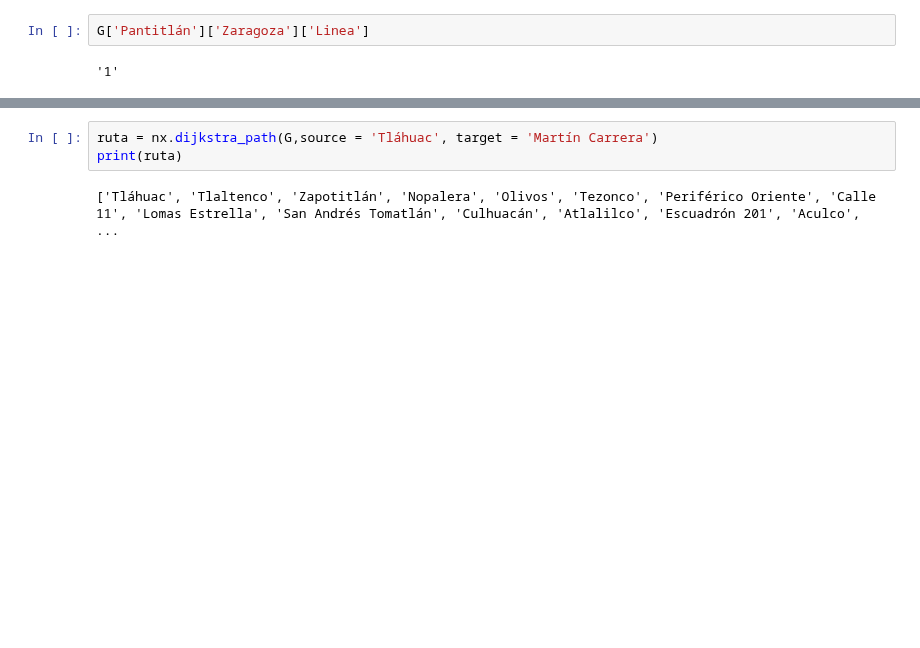
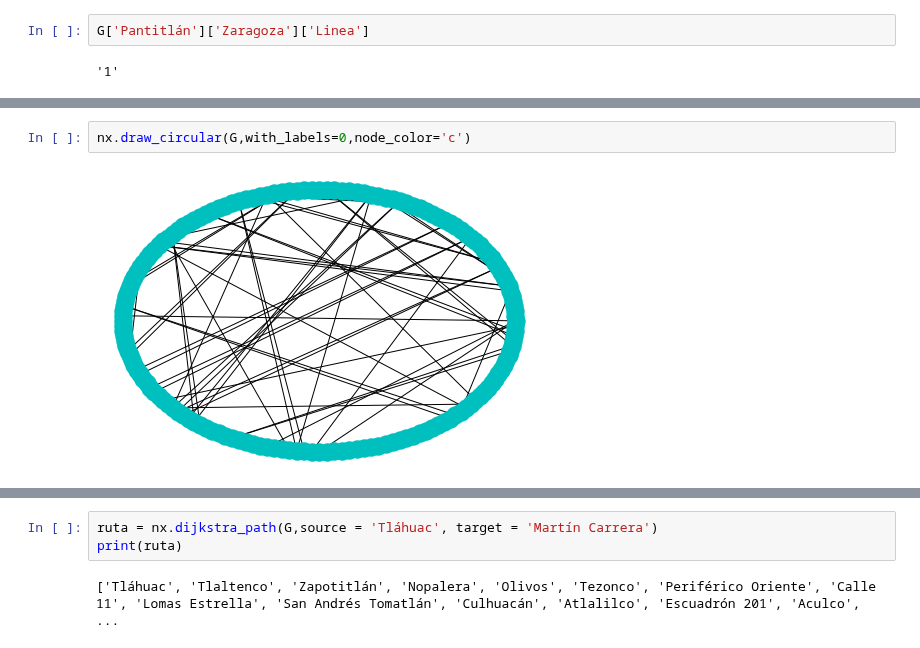
Before and after one commit to jcjimenezb123/ProgramacionPython, a Jupyter notebook: TeoriaRedes.ipynb, the cells around one changed output, grey strips where cells are left out. Drawn from its saved outputs; the diff is of its cells as text; blank space fills up the shorter version.

```diff
--- a/TeoriaRedes.ipynb
+++ b/TeoriaRedes.ipynb
@@ -144,0 +155,4 @@ G['Pantitlán']['Zaragoza']['Linea']
+# %%
+nx.draw_circular(G,with_labels=0,node_color='c')
+# %% [output]
+[figure, added]
```
Also changed, not shown: parts of 10 cells of this notebook.
